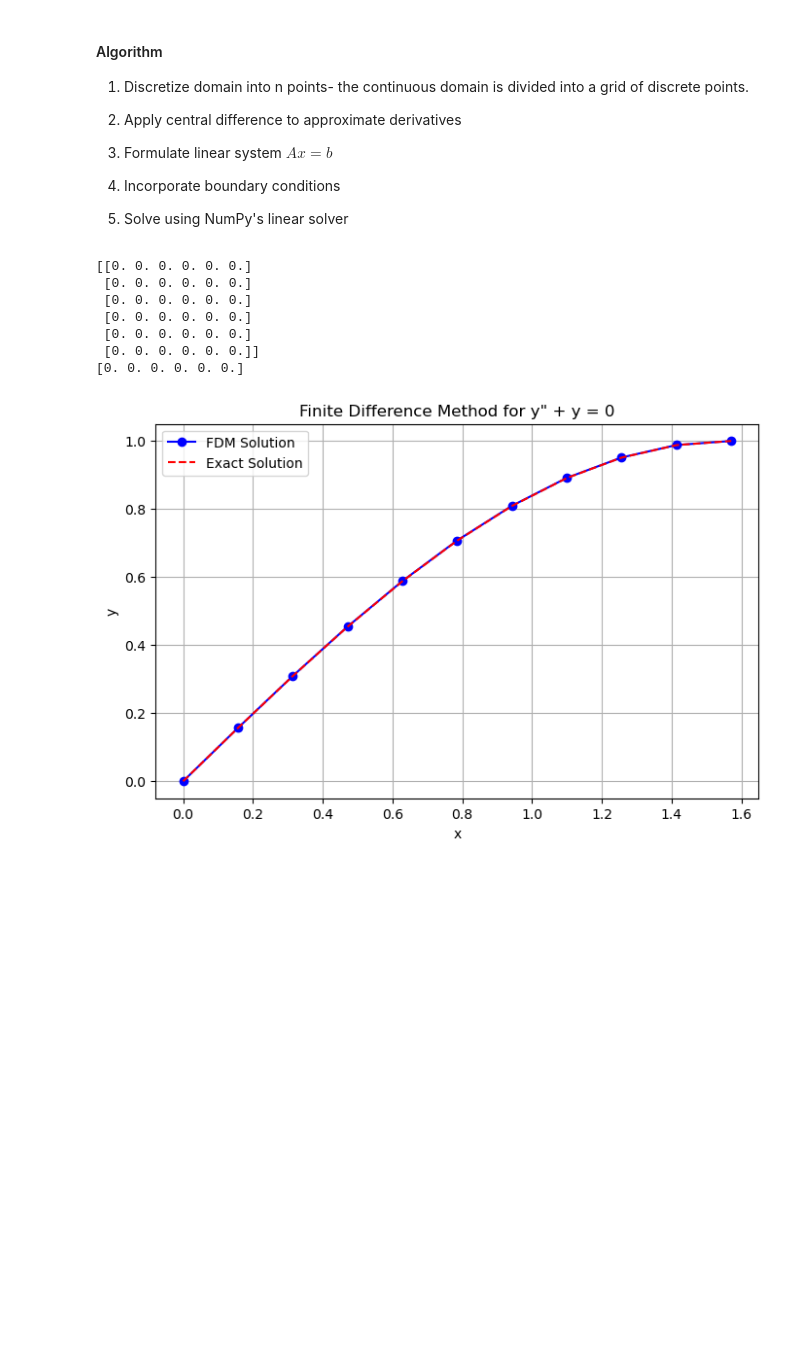
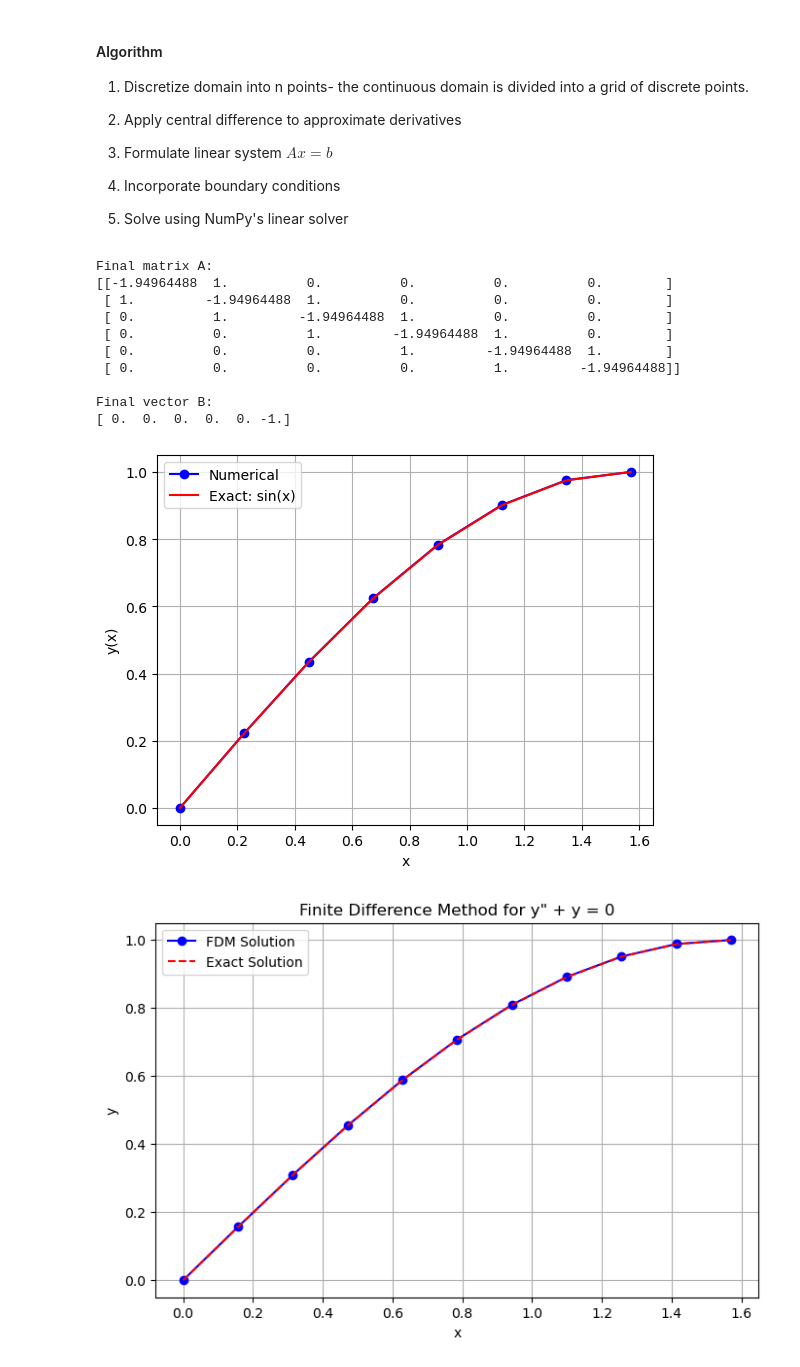
Before and after one commit to bruce179012-byte/MEGR2810-Jupyter-Notebook, a Jupyter notebook: Lecture 12_ODE_Boundary_Value_Problems.ipynb, the cells around one changed output. Drawn from its saved outputs; the diff is of its cells as text; code cells hidden in the pictures; blank space fills up the shorter version.

```diff
--- a/Lecture 12_ODE_Boundary_Value_Problems.ipynb
+++ b/Lecture 12_ODE_Boundary_Value_Problems.ipynb
@@ -52,29 +52,68 @@ This gives a tridiagonal system for unknowns y₁,...,yₙ₋₁.
 # %%
 # Your code here
 import numpy as np
 import matplotlib.pyplot as plt
 
 # Parameters
 N = 7  # number of intervals- N+1 points for N interval. In this case, 11 points.
 #   ^ we did six equations, so there's seven intervals
 a, b = 0, np.pi/2 # boundaries of the simulation domain
 h = (b - a) / N # size of each grid
 
 # Boundary conditions
 y0, yN = 0, 1 # two known points
 
 # Build matrix A and vector b
-A = np.zeros((N-1,N-1)); print(A) # N-1, N-1 so we get 6 rows and columns
-B = np.zeros((N-1)); print(B) # Just N-1 so we just get one column
+A = np.zeros((N-1,N-1)); #print(A) # N-1, N-1 so we get 6 rows and columns
+B = np.zeros((N-1)); #print(B) # Just N-1 so we just get one column
 # now we have a theoretically solvable matrix
+
+for i in range(N-1):
+    A[i,i] = -2 + h**2  # main diagonal
+    if i > 0:
+        A[i,i-1] = 1    # lower diagonal
+    if i < N-2:
+        A[i,i+1] = 1    # upper diagonal
+# refer back to notebook for turning a 7x8 matrix into a 6x7
+
+# Only the last equation is affected by yN boundary condition
+B[-1] = -yN
+
+print("\nFinal matrix A:")
+print(A)
+print("\nFinal vector B:")
+print(B)
+
+y_internal = np.linalg.solve(A, B)
+
+x = np.linspace(a, b, N+1)
+y_numerical = np.zeros(N+1)
+y_numerical[0] = y0 #including start/end boundaries
+y_numerical[1:-1] = y_internal
+y_numerical[-1] = yN
+
+y_exact = np.sin(x) # gives exact
+
+# Simple plot
+plt.plot(x, y_numerical, 'bo-', label='Numerical')
+plt.plot(x, y_exact, 'r-', label='Exact: sin(x)')
+plt.xlabel('x')
+plt.ylabel('y(x)')
+plt.legend()
+plt.grid(True)
+plt.show()
 # %% [output]
-[[0. 0. 0. 0. 0. 0.]
- [0. 0. 0. 0. 0. 0.]
- [0. 0. 0. 0. 0. 0.]
- [0. 0. 0. 0. 0. 0.]
- [0. 0. 0. 0. 0. 0.]
- [0. 0. 0. 0. 0. 0.]]
-[0. 0. 0. 0. 0. 0.]
+Final matrix A:
+[[-1.94964488  1.          0.          0.          0.          0.        ]
+ [ 1.         -1.94964488  1.          0.          0.          0.        ]
+ [ 0.          1.         -1.94964488  1.          0.          0.        ]
+ [ 0.          0.          1.         -1.94964488  1.          0.        ]
+ [ 0.          0.          0.          1.         -1.94964488  1.        ]
+ [ 0.          0.          0.          0.          1.         -1.94964488]]
+
+Final vector B:
+[ 0.  0.  0.  0.  0. -1.]
+[figure, added]
 # %%
 # Solution. Minimize this first.
 
```
